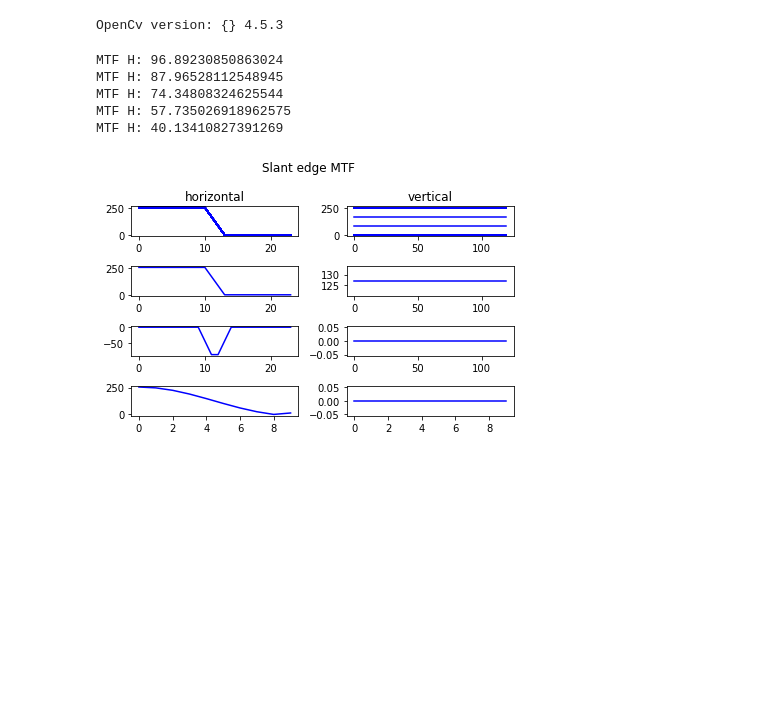
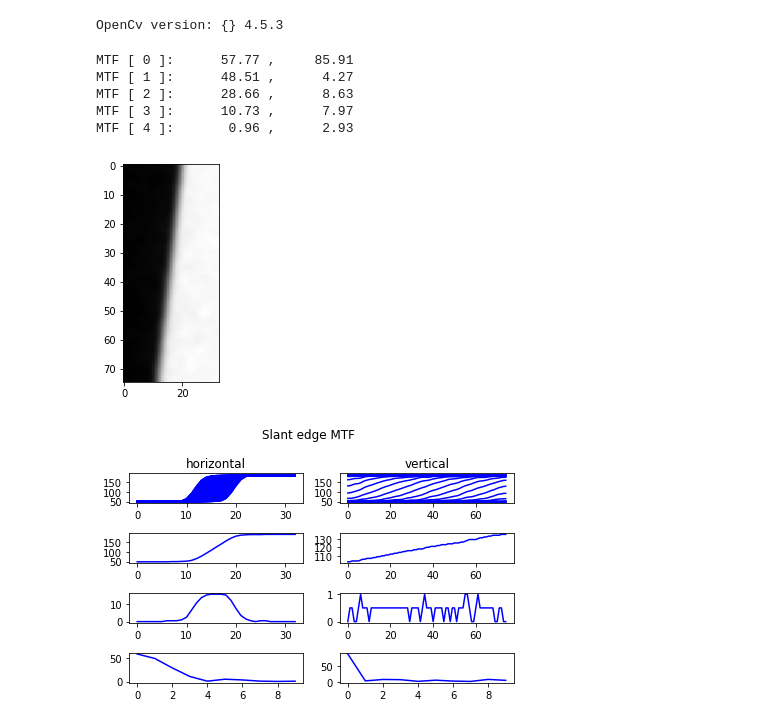
Before and after one commit to WallaceTseng/opencv, a Jupyter notebook: SFR calculation.ipynb, the cells around one changed output. Drawn from its saved outputs; the diff is of its cells as text; code cells hidden in the pictures; blank space fills up the shorter version.

```diff
--- a/SFR calculation.ipynb
+++ b/SFR calculation.ipynb
@@ -73,6 +63,6 @@ masked2 = imgGrayCrop[y:y+h, x-10:x+w+10]
 # %%
 #ESF
-num_rows, num_cols = masked2.shape
+num_rows, num_cols = roi.shape
 #print(num_rows, num_cols)
 
 #Centroid edge profile
@@ -80,22 +70,16 @@ cep_h = np.zeros(num_cols, dtype="uint8")
 temp = 0
 for col in range(0, num_cols):
     for row in range(0,num_rows):
-        temp += masked2[row,col]
+        temp += roi[row,col]
     cep_h[col] = temp/num_rows
     temp = 0
 
 cep_v = np.zeros(num_rows, dtype="uint8")
 for row in range(0,num_rows):
     for col in range(0, num_cols):
-        temp += masked2[row,col]
+        temp += roi[row,col]
     cep_v[row] = temp/num_cols
     temp = 0
-
-
-
-#plt.show()
-#print(masked2)
-#print(masked2.shape)
 # %%
 #LSF (1st derivative of ESF) Same as a convolutin with a [1,0,-1] matrix
 lsf_h = np.gradient(cep_h,1)
@@ -107,41 +87,41 @@ sfr_v = np.absolute(np.fft.fft(lsf_v))
 # %%
+#SFR (Absolute value of Fourier transform of the LSF)
+sfr_h = np.absolute(np.fft.fft(lsf_h))
+sfr_v = np.absolute(np.fft.fft(lsf_v))
+
+#Data normalization
+sfr_h = sfr_h/np.linalg.norm(sfr_h)*100
+sfr_v = sfr_v/np.linalg.norm(sfr_v)*100
+
+for i in range(0, 5):
+    print("MTF [", i,"]:", "{:10.2f}".format(sfr_h[i]), ",{:10.2f}".format(sfr_v[i]))
+
+
 #Data visualization
+plt.imshow(roi, cmap='gray')
+plt.show()
+
 fig, ax = plt.subplots(4,2)
 fig.suptitle('Slant edge MTF')
 ax[0,0].set_title('horizontal')
 ax[0,1].set_title('vertical')
-ax[0,0].plot(np.transpose(masked2), '-', color='blue');
-ax[0,1].plot(masked2, '-', color='blue');
+ax[0,0].plot(np.transpose(roi), '-', color='blue');
+ax[0,1].plot(roi, '-', color='blue');
 ax[1,0].plot(cep_h, '-', color='blue');
 ax[1,1].plot(cep_v, '-', color='blue');
-#fig.tight_layout()
-
-#Data visualization
-#fig.suptitle('LSF')
 ax[2,0].plot(lsf_h, '-', color='blue');
 ax[2,1].plot(lsf_v, '-', color='blue');
-
-#fig.tight_layout()
-
-#Data visualization
-#fig, ax = plt.subplots(1,2)
-#fig.suptitle('SFR')
-
-for i in range(1, 6):
-    print("MTF H:", sfr_h[i]/255*100)
-    #print("MTF V:", sfr_v[i])
-
-
 ax[3,0].plot(sfr_h[:10], '-', color='blue');
 ax[3,1].plot(sfr_v[:10], '-', color='blue');
 fig.tight_layout()
 # %% [output]
-MTF H: 96.89230850863024
-MTF H: 87.96528112548945
-MTF H: 74.34808324625544
-MTF H: 57.735026918962575
-MTF H: 40.13410827391269
+MTF [ 0 ]:      57.77 ,     85.91
+MTF [ 1 ]:      48.51 ,      4.27
+MTF [ 2 ]:      28.66 ,      8.63
+MTF [ 3 ]:      10.73 ,      7.97
+MTF [ 4 ]:       0.96 ,      2.93
-[figure, old version]
+[figure, new version]
+[figure, added]
 # %%
 ## displayResizedImg('gray', gray, 0.8)
 #displayResizedImg('ori', imCrop, 4)
```
Also changed, not shown: parts of 4 cells of this notebook, 8 other files.
